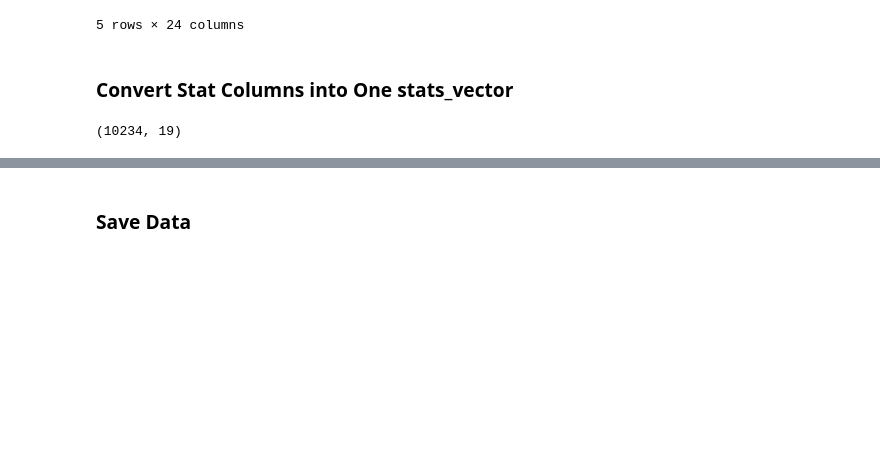
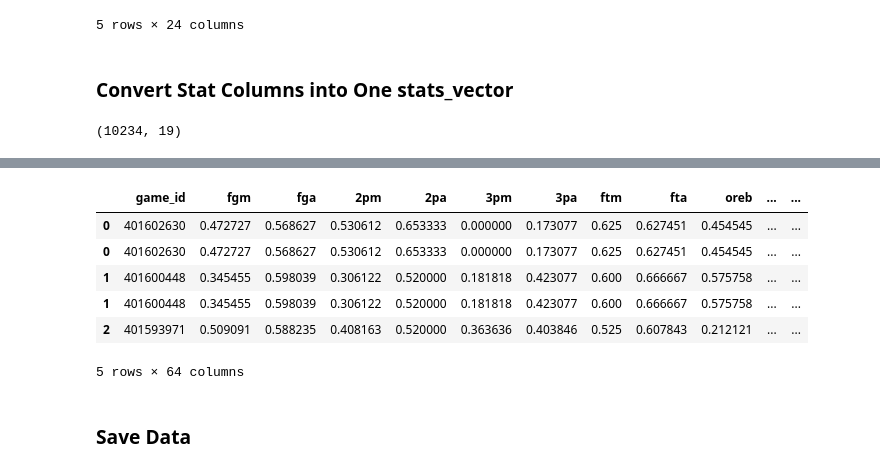
Before and after one commit to michael-abbate/cbb-predictor, a Jupyter notebook: data_preprocessing.ipynb, the cells around one changed output, grey strips where cells are left out. Saved outputs shown, nothing was run; the diff lists cells and outputs as text; code cells hidden in the pictures; blank space fills up the shorter version.

```diff
--- a/data_preprocessing.ipynb
+++ b/data_preprocessing.ipynb
@@ -280,3 +367,13 @@ final_df.loc[final_df['game_id']==401606133,:].to_csv('tetser.csv')
+# %%
+final_df.head()
+# %% [output]
+|  | game_id | fgm | fga | 2pm | 2pa | 3pm | 3pa | ftm | fta | oreb | ... | ... |
+| 0 | 401602630 | 0.472727 | 0.568627 | 0.530612 | 0.653333 | 0.000000 | 0.173077 | 0.625 | 0.627451 | 0.454545 | ... | ... |
+| 0 | 401602630 | 0.472727 | 0.568627 | 0.530612 | 0.653333 | 0.000000 | 0.173077 | 0.625 | 0.627451 | 0.454545 | ... | ... |
+| 1 | 401600448 | 0.345455 | 0.598039 | 0.306122 | 0.520000 | 0.181818 | 0.423077 | 0.600 | 0.666667 | 0.575758 | ... | ... |
+| 1 | 401600448 | 0.345455 | 0.598039 | 0.306122 | 0.520000 | 0.181818 | 0.423077 | 0.600 | 0.666667 | 0.575758 | ... | ... |
+| 2 | 401593971 | 0.509091 | 0.588235 | 0.408163 | 0.520000 | 0.363636 | 0.403846 | 0.525 | 0.607843 | 0.212121 | ... | ... |
+5 rows × 64 columns
 # %% [markdown]
 ### Save Data
 # %%
```
Also changed, not shown: parts of 18 cells of this notebook, 3 other files.
